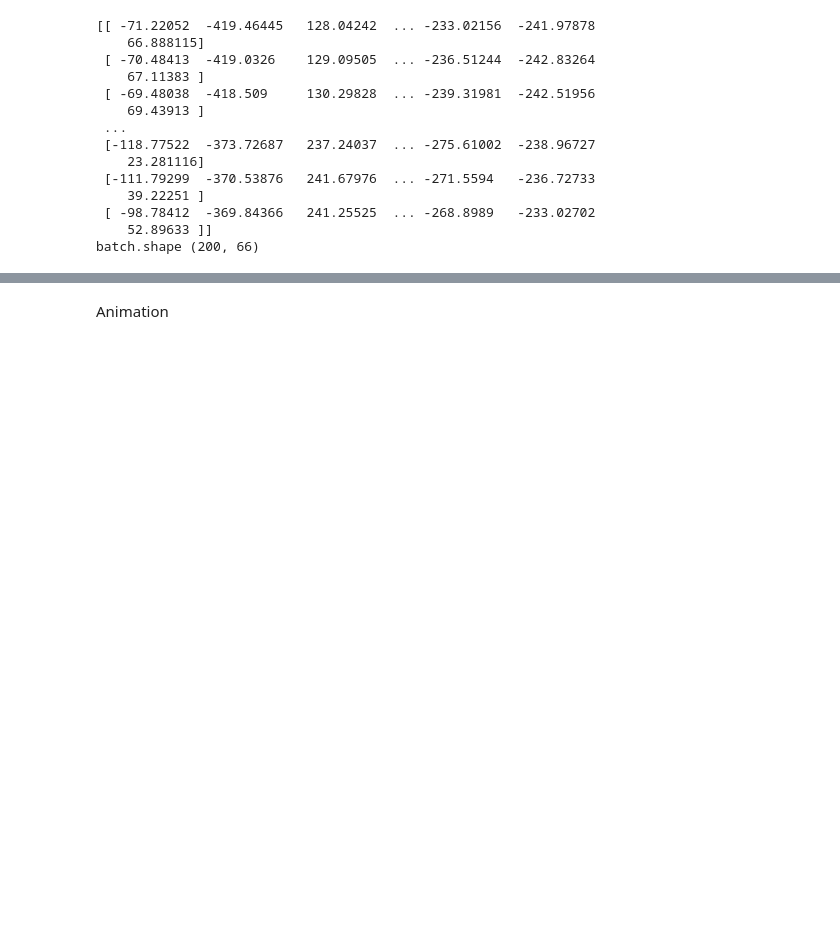
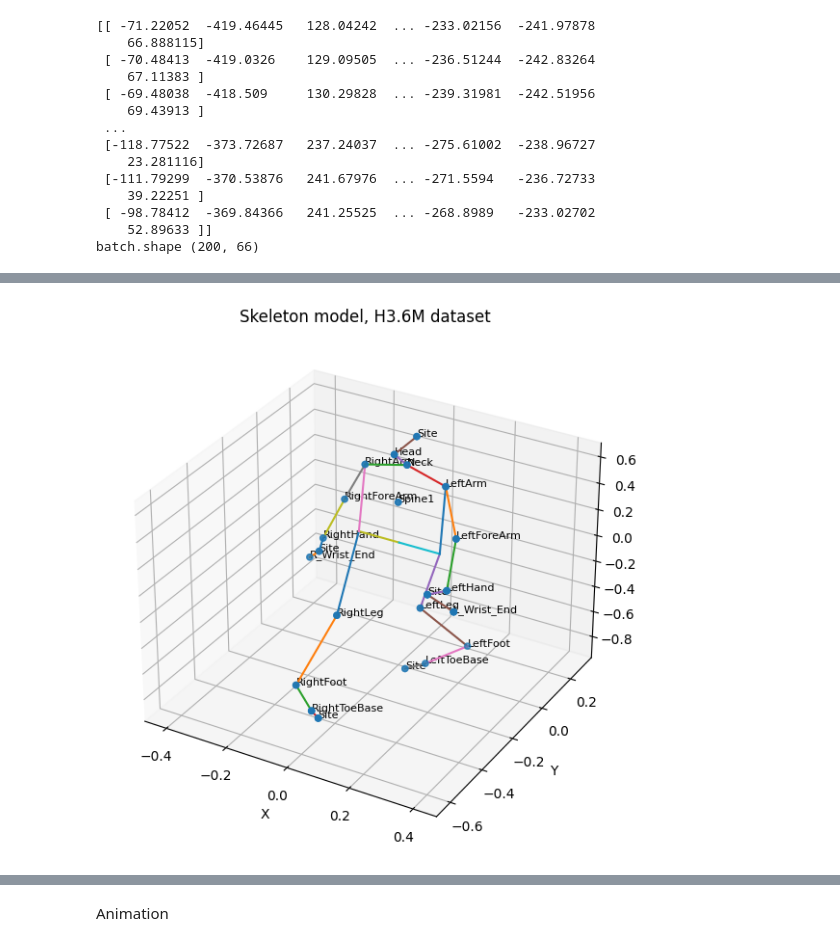
Before and after one commit to AlekseiZhuravlev/MotionMixerConv, a Jupyter notebook: conv_mixer/visualization.ipynb, the cells around one changed output, grey strips where cells are left out. Saved outputs shown, nothing was run; the diff lists cells and outputs as text; code cells hidden in the pictures; blank space fills up the shorter version.

Commit message:
Added AIS dataset xyz w/0 local motion and conversion to opencv; visualization of skeletons

```diff
--- a/conv_mixer/visualization.ipynb
+++ b/conv_mixer/visualization.ipynb
@@ -93,3 +96,7 @@ conv_mixer.visualization_helpers.visualize_batch(dataset_xyz[100])
+# %%
+conv_mixer.visualization_helpers.visualize_batch_single_h3m(dataset_xyz[100])
+# %% [output]
+[figure, added]
 # %%
 from IPython.display import Video
 
```
Also changed, not shown: parts of 4 cells of this notebook, 6 other files.
